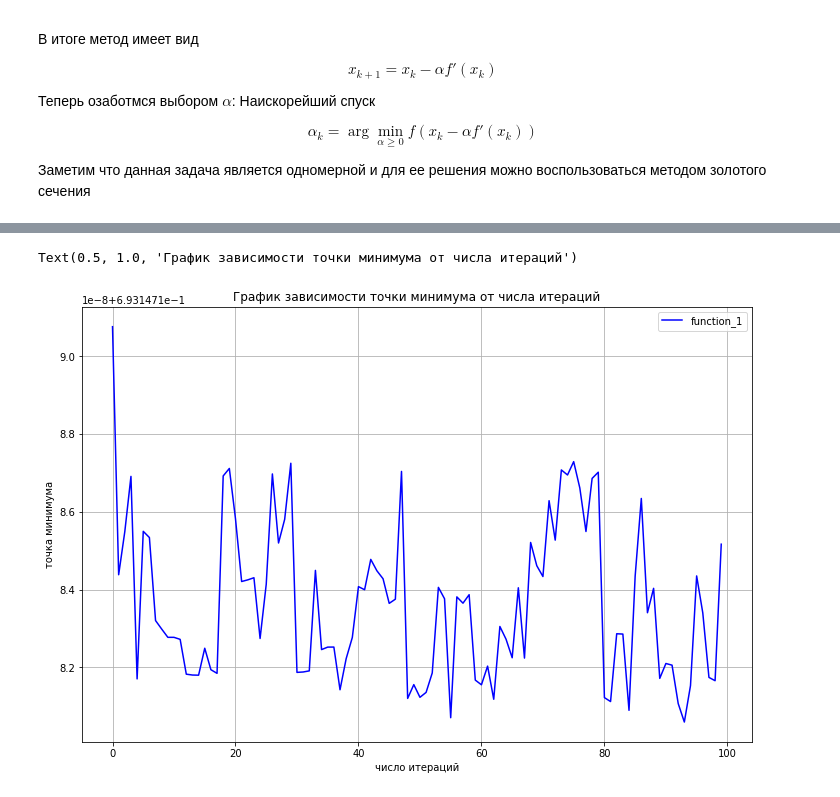
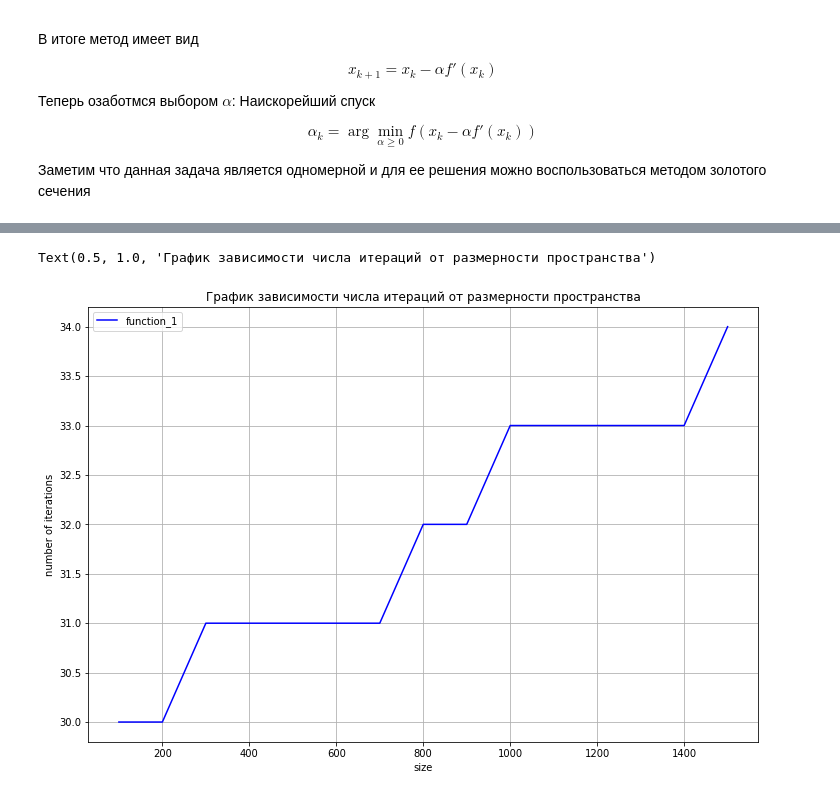
Before and after one commit to EvgeniaKomleva/OptimizationMethods, a Jupyter notebook: GradientnySpusk (1).ipynb, the cells around one changed output, grey strips where cells are left out. Cells and saved outputs as stored; diff of their text form; code cells hidden in the pictures.

```diff
--- a/GradientnySpusk (1).ipynb
+++ b/GradientnySpusk (1).ipynb
@@ -152,12 +124,12 @@ min = gd(x0, function, max_iter=100)
 # %%
-
 plt.figure(figsize = (12,8))
-plt.plot( k1, e1, c = 'blue', label = 'function_1')
+axixx = np.arange(size_0, size_0 * (iterations + 1), size_0)
+plt.plot(axixx, k1, c = 'blue', label = 'function_1')
 plt.legend()
 plt.grid()
-plt.xlabel('число итераций')
-plt.ylabel('точка минимума')
-plt.title('График зависимости точки минимума от числа итераций')
+plt.xlabel('size')
+plt.ylabel('number of iterations')
+plt.title('График зависимости числа итераций от размерности пространства')
 # %% [output]
-Text(0.5, 1.0, 'График зависимости точки минимума от числа итераций')
+Text(0.5, 1.0, 'График зависимости числа итераций от размерности пространства')
-[figure, old version]
+[figure, new version]
```
Also changed, not shown: parts of 6 cells of this notebook, 1 other file.
